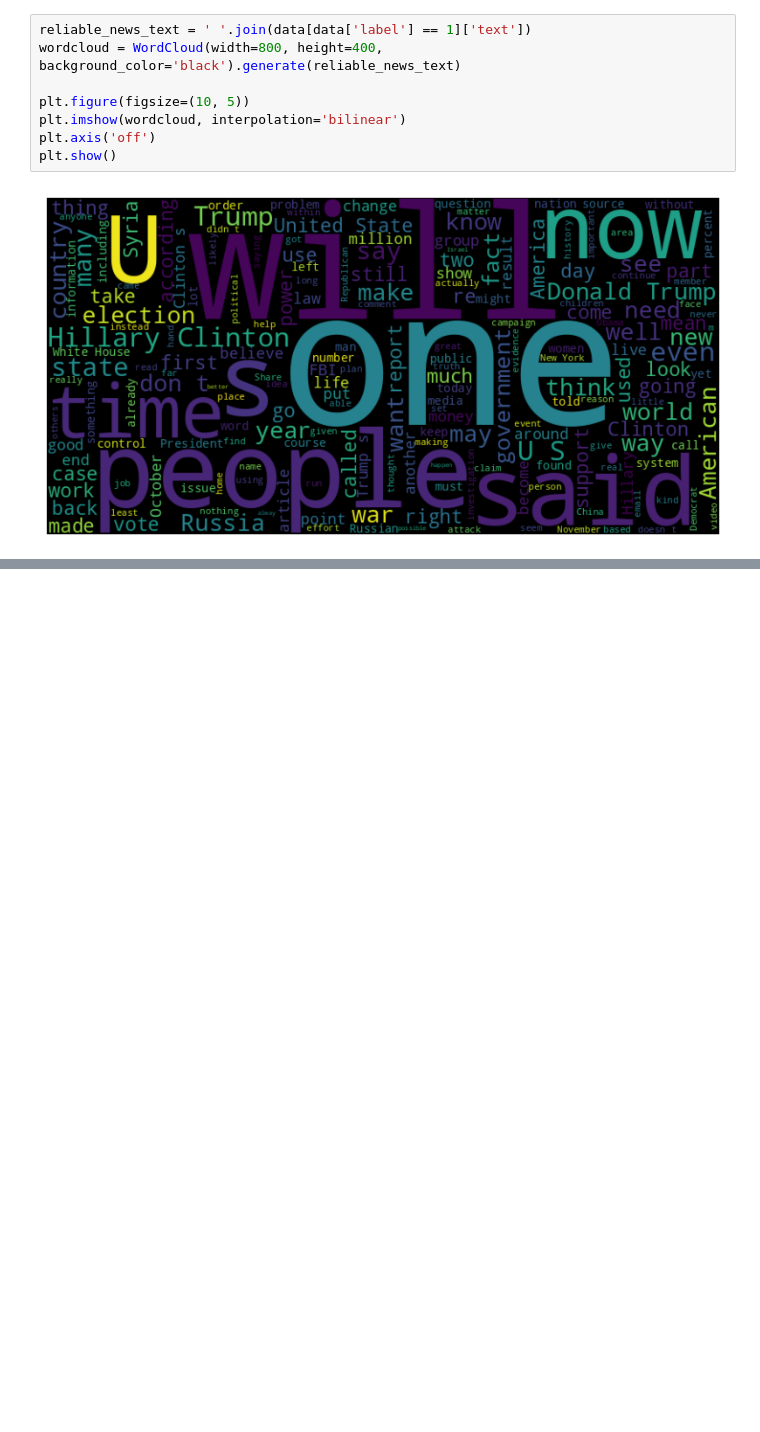
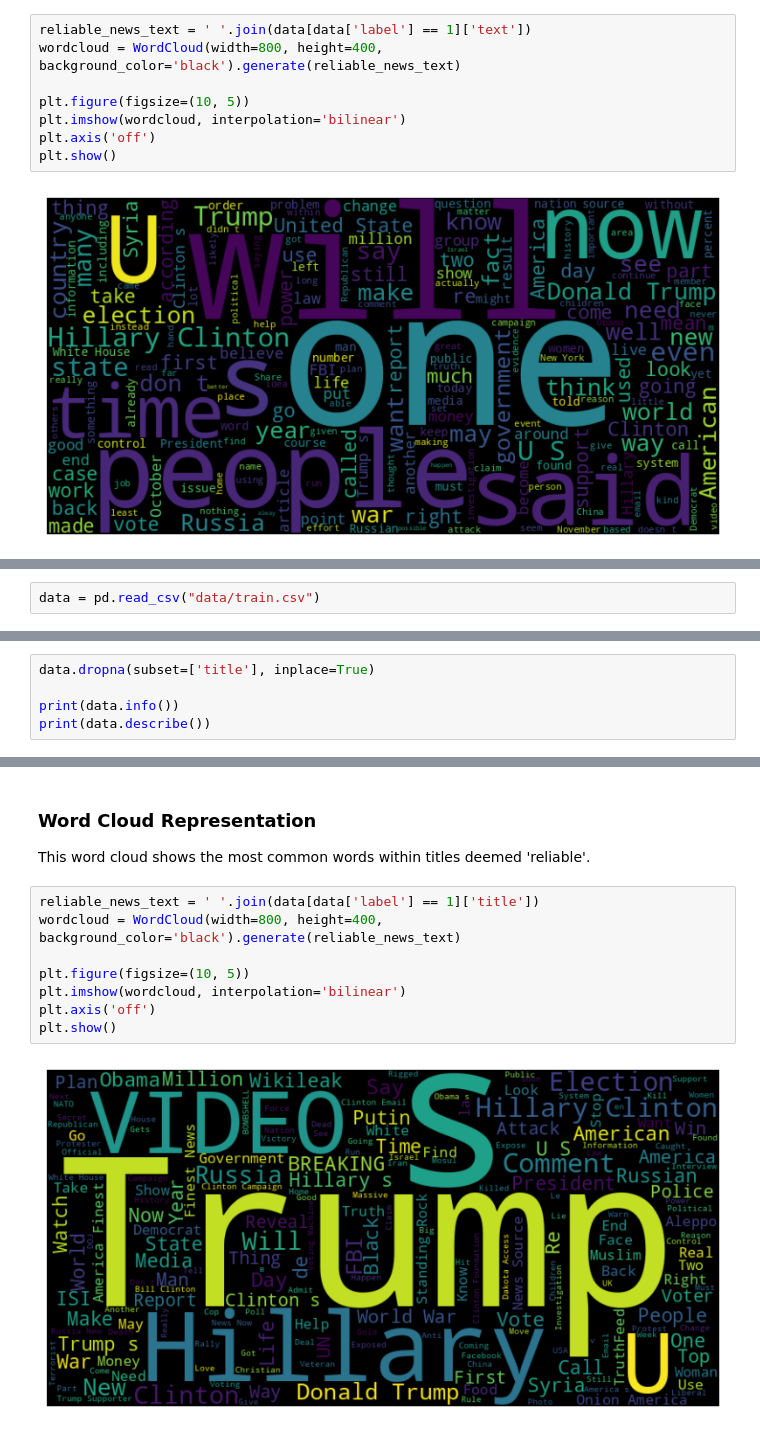
Before and after one commit to raum30/fake-news, a Jupyter notebook: notebook.ipynb, the cells around one changed output, grey strips where cells are left out. Cells and saved outputs as stored; diff of their text form; blank space fills up the shorter version.

```diff
--- a/notebook.ipynb
+++ b/notebook.ipynb
@@ -362,0 +376,2 @@ plt.show()
+# %%
+data = pd.read_csv("data/train.csv")
@@ -362,0 +399,5 @@ plt.show()
+# %%
+data.dropna(subset=['title'], inplace=True)
+
+print(data.info())
+print(data.describe())
@@ -362,0 +489,14 @@ plt.show()
+# %% [markdown]
+### Word Cloud Representation
+
+This word cloud shows the most common words within titles deemed 'reliable'.
+# %%
+reliable_news_text = ' '.join(data[data['label'] == 1]['title'])
+wordcloud = WordCloud(width=800, height=400, background_color='black').generate(reliable_news_text)
+
+plt.figure(figsize=(10, 5))
+plt.imshow(wordcloud, interpolation='bilinear')
+plt.axis('off')
+plt.show()
+# %% [output]
+[figure, added]
```
Also changed, not shown: parts of 17 cells of this notebook, 1 other file.
